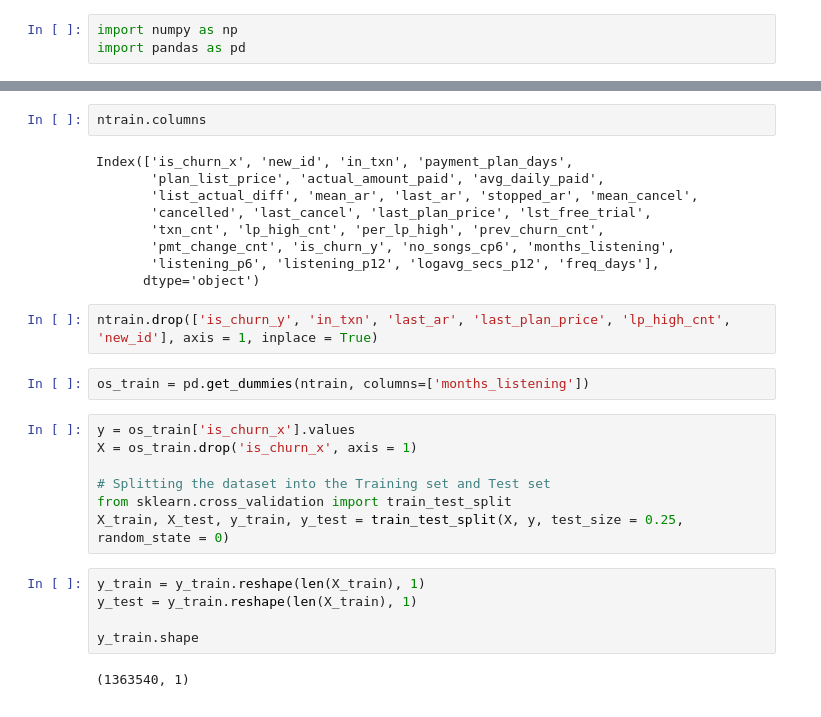
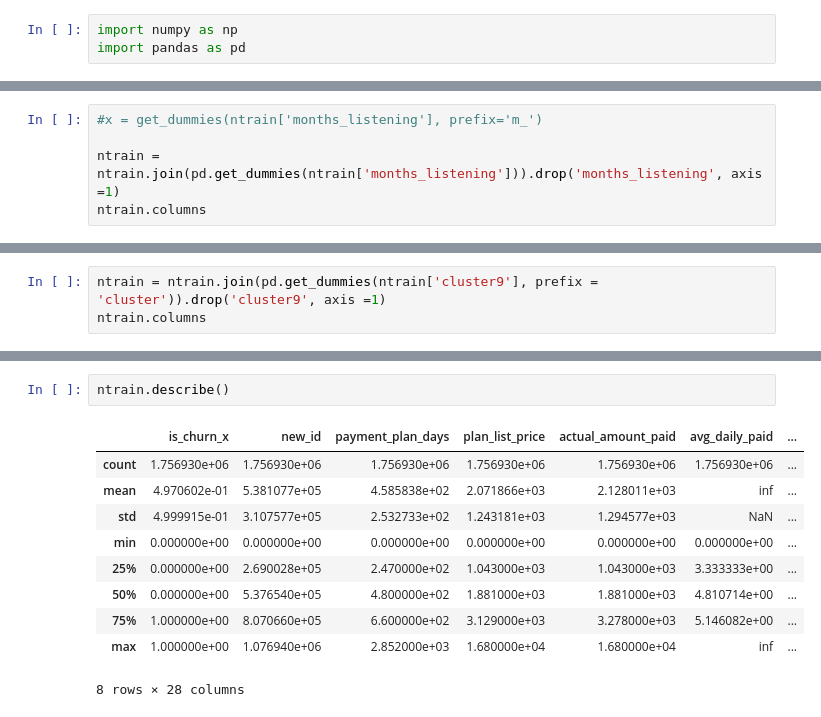
Before and after one commit to calestini/Kcompetition, a Jupyter notebook: Untitled.ipynb, the cells around one changed output, grey strips where cells are left out. Cells and saved outputs as stored; diff of their text form.

```diff
--- a/Untitled.ipynb
+++ b/Untitled.ipynb
@@ -92,0 +79,5 @@ freq_days:                       222084 Nulls
+# %%
+#x = get_dummies(ntrain['months_listening'], prefix='m_')
+
+ntrain = ntrain.join(pd.get_dummies(ntrain['months_listening'])).drop('months_listening', axis =1)
+ntrain.columns
@@ -92,0 +95,3 @@ freq_days:                       222084 Nulls
+# %%
+ntrain = ntrain.join(pd.get_dummies(ntrain['cluster9'], prefix = 'cluster')).drop('cluster9', axis =1)
+ntrain.columns
@@ -103,29 +187,13 @@ ntrain[(pd.isnull(ntrain['payment_plan_days']) == True) & (pd.isnull(ntrain['mon
 # %%
-ntrain.columns
+ntrain.describe()
 # %% [output]
+|  | is_churn_x | new_id | payment_plan_days | plan_list_price | actual_amount_paid | avg_daily_paid | ... |
+| count | 1.756930e+06 | 1.756930e+06 | 1.756930e+06 | 1.756930e+06 | 1.756930e+06 | 1.756930e+06 | ... |
+| mean | 4.970602e-01 | 5.381077e+05 | 4.585838e+02 | 2.071866e+03 | 2.128011e+03 | inf | ... |
+| std | 4.999915e-01 | 3.107577e+05 | 2.532733e+02 | 1.243181e+03 | 1.294577e+03 | NaN | ... |
+| min | 0.000000e+00 | 0.000000e+00 | 0.000000e+00 | 0.000000e+00 | 0.000000e+00 | 0.000000e+00 | ... |
+| 25% | 0.000000e+00 | 2.690028e+05 | 2.470000e+02 | 1.043000e+03 | 1.043000e+03 | 3.333333e+00 | ... |
+| 50% | 0.000000e+00 | 5.376540e+05 | 4.800000e+02 | 1.881000e+03 | 1.881000e+03 | 4.810714e+00 | ... |
+| 75% | 1.000000e+00 | 8.070660e+05 | 6.600000e+02 | 3.129000e+03 | 3.278000e+03 | 5.146082e+00 | ... |
+| max | 1.000000e+00 | 1.076940e+06 | 2.852000e+03 | 1.680000e+04 | 1.680000e+04 | inf | ... |
-Index(['is_churn_x', 'new_id', 'in_txn', 'payment_plan_days',
-       'plan_list_price', 'actual_amount_paid', 'avg_daily_paid',
-       'list_actual_diff', 'mean_ar', 'last_ar', 'stopped_ar', 'mean_cancel',
-       'cancelled', 'last_cancel', 'last_plan_price', 'lst_free_trial',
-       'txn_cnt', 'lp_high_cnt', 'per_lp_high', 'prev_churn_cnt',
-       'pmt_change_cnt', 'is_churn_y', 'no_songs_cp6', 'months_listening',
-       'listening_p6', 'listening_p12', 'logavg_secs_p12', 'freq_days'],
-      dtype='object')
+8 rows × 28 columns
-# %%
-ntrain.drop(['is_churn_y', 'in_txn', 'last_ar', 'last_plan_price', 'lp_high_cnt', 'new_id'], axis = 1, inplace = True)
-# %%
-os_train = pd.get_dummies(ntrain, columns=['months_listening'])
-# %%
-y = os_train['is_churn_x'].values
-X = os_train.drop('is_churn_x', axis = 1)
-
-# Splitting the dataset into the Training set and Test set
-from sklearn.cross_validation import train_test_split
-X_train, X_test, y_train, y_test = train_test_split(X, y, test_size = 0.25, random_state = 0)
-# %%
-y_train = y_train.reshape(len(X_train), 1)
-y_test = y_train.reshape(len(X_train), 1)
-
-y_train.shape
-# %% [output]
-(1363540, 1)
```
Also changed, not shown: parts of 22 cells of this notebook, 1 other file.
